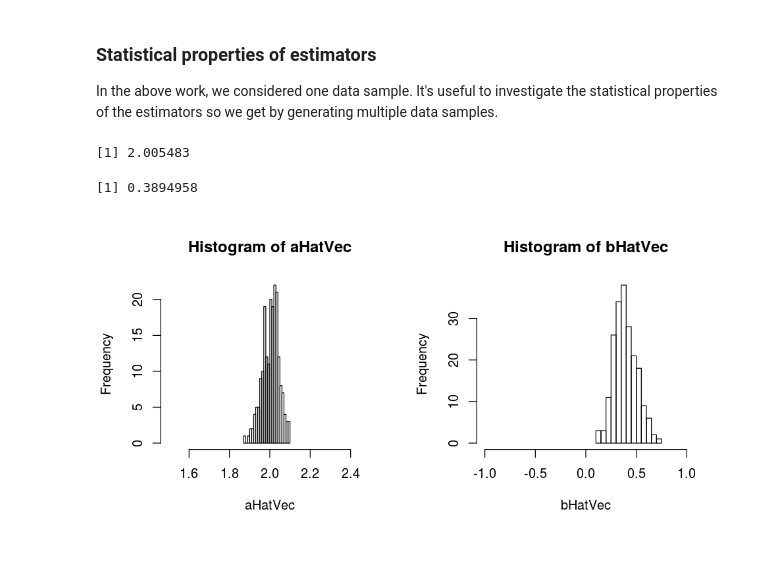
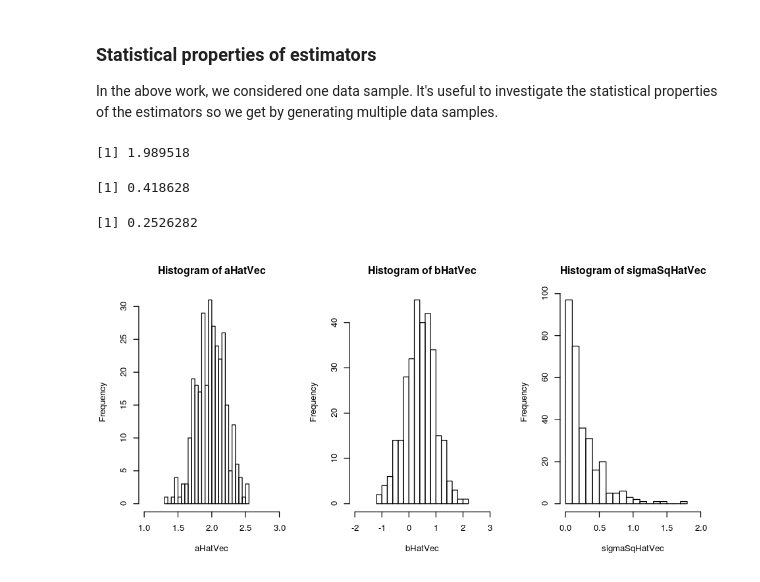
Before and after one commit to ebusato/jupyter_R, a Jupyter notebook: LinearRegression.ipynb, the cells around one changed output. Drawn from its saved outputs; the diff is of its cells as text; code cells hidden in the pictures.

```diff
--- a/LinearRegression.ipynb
+++ b/LinearRegression.ipynb
@@ -238,30 +239,35 @@ legend("topleft", legend=c("Data", "True line", "Fitted line"),
 
 In the above work, we considered one data sample. It's useful to investigate the statistical properties of the estimators so we get by generating multiple data samples.
 # %%
-par(mfrow = c(1,2))
+par(mfrow = c(1,3))
 options(repr.plot.width=8, repr.plot.height=4)
 
 # N is the number of data samples that we generate
-N <- 200
+N <- 300
 
-aHatVec =c()
-bHatVec = c()
+aHatVec <- c()
+bHatVec <- c()
+sigmaSqHatVec <- c()
 
 for (i in 1:N) {
-    y <- slope*x + intercept + rnorm(length(x), 0, 0.1)
-    ds <- data.frame(x = x, y = y)
-    ds.lm <- lm(y~x, data=ds)
-    coeffs = coefficients(ds.lm)
+    ygen <- slope*x + intercept + rnorm(length(x), 0, sigma)
+    dsgen <- data.frame(x = x, y = ygen)
+    model <- lm(y~x, data=dsgen)
+    coeffs = coefficients(model)
     aHatVec[i] <- coeffs[2]
     bHatVec[i] <- coeffs[1]
+    sigmaSqHatVec[i] <- 1/(n-2)*sum((ygen-(coeffs[2]*x + coeffs[1]))^2)
 }
 
-hist(aHatVec, breaks=20, xlim=c(1.5, 2.5))
-hist(bHatVec, breaks=20, xlim=c(-1, 1))
+hist(aHatVec, breaks=20, xlim=c(1, 3))
+hist(bHatVec, breaks=20, xlim=c(-2, 3))
+hist(sigmaSqHatVec, breaks=20, xlim=c(0, 2))
 
 mean(aHatVec)
 mean(bHatVec)
+mean(sigmaSqHatVec)
 # %% [output]
-[1] 2.005483
+[1] 1.989518
-[1] 0.3894958
+[1] 0.418628
+[1] 0.2526282
-[figure, old version]
+[figure, new version]
```
Also changed, not shown: parts of 1 cell of this notebook.
